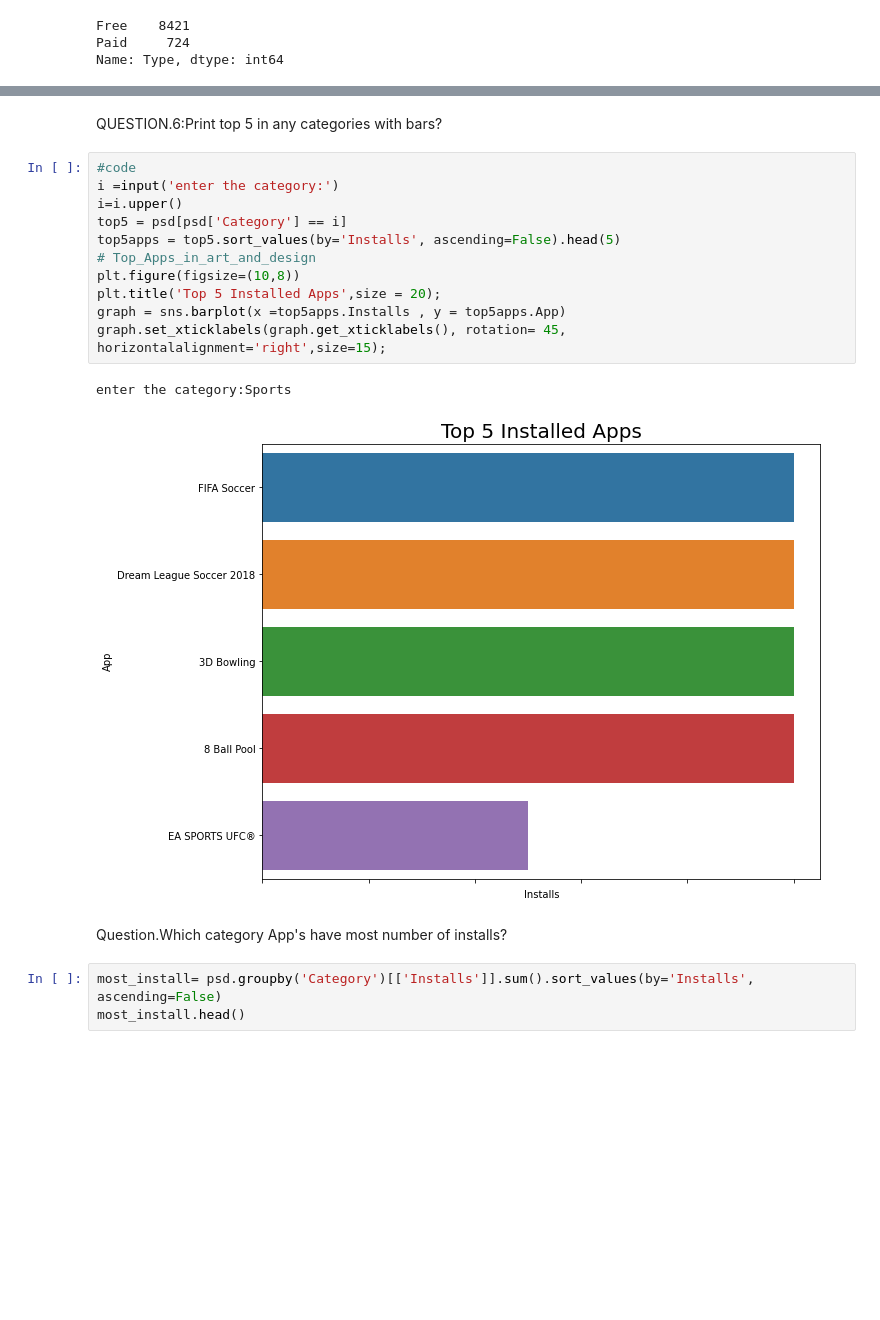
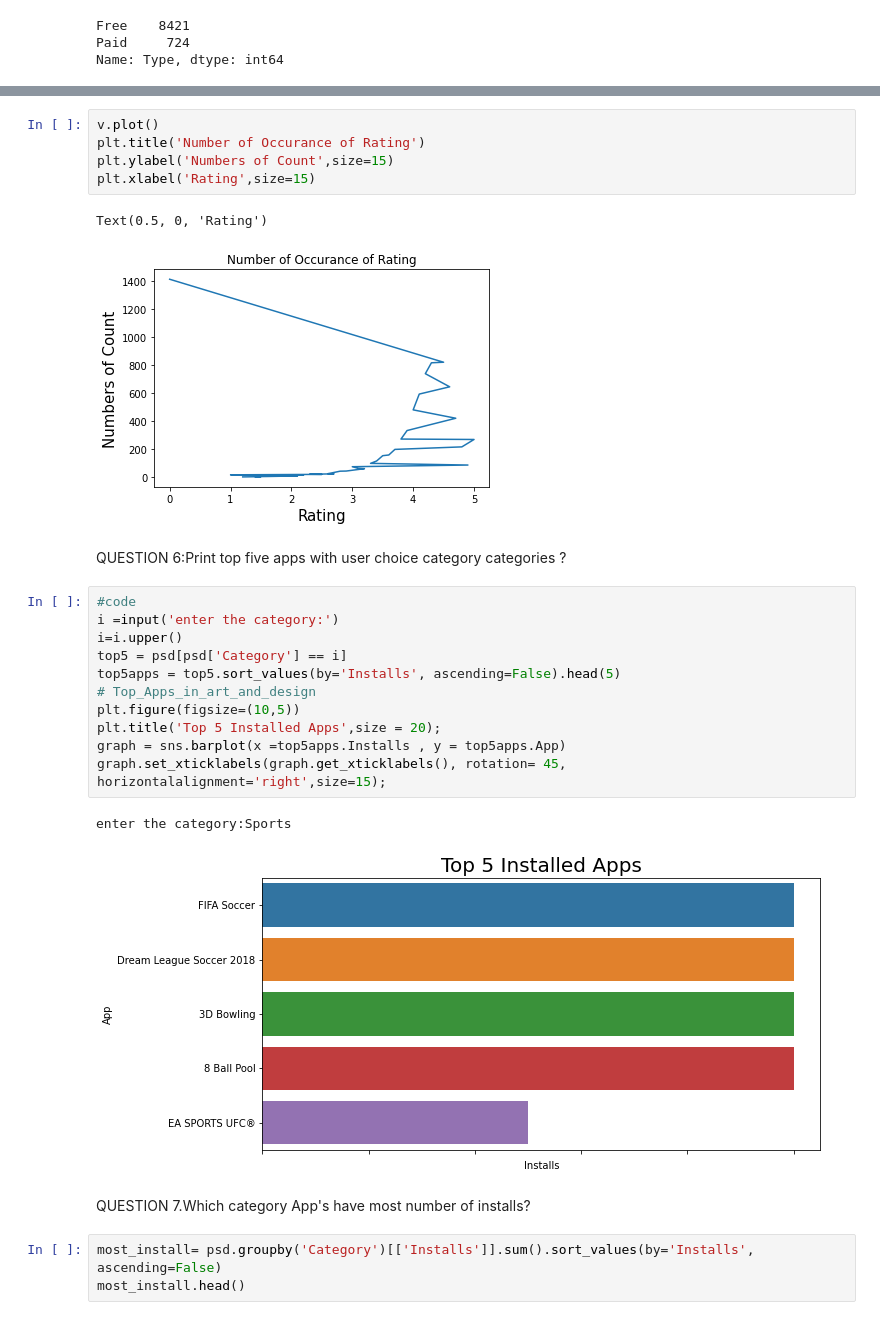
Before and after one commit to Swastik02aug/almabetter-EDA-project, a Jupyter notebook: Play_Store_App_Review_Analysis_Capstone_Project.ipynb, the cells around one changed output, grey strips where cells are left out. Cells and saved outputs as stored; diff of their text form; blank space fills up the shorter version.

```diff
--- a/Play_Store_App_Review_Analysis_Capstone_Project.ipynb
+++ b/Play_Store_App_Review_Analysis_Capstone_Project.ipynb
@@ -418,21 +379,29 @@ plt.show()
+# %%
+v.plot()
+plt.title('Number of Occurance of Rating')
+plt.ylabel('Numbers of Count',size=15)
+plt.xlabel('Rating',size=15)
+# %% [output]
+Text(0.5, 0, 'Rating')
+[figure, added]
 # %% [markdown]
-QUESTION.6:Print top 5 in any categories with bars?
+QUESTION 6:Print top five apps with user choice category categories ?
 # %%
 #code
 i =input('enter the category:')
 i=i.upper()
 top5 = psd[psd['Category'] == i]
 top5apps = top5.sort_values(by='Installs', ascending=False).head(5)
 # Top_Apps_in_art_and_design
-plt.figure(figsize=(10,8))
+plt.figure(figsize=(10,5))
 plt.title('Top 5 Installed Apps',size = 20);
 graph = sns.barplot(x =top5apps.Installs , y = top5apps.App)
 graph.set_xticklabels(graph.get_xticklabels(), rotation= 45, horizontalalignment='right',size=15);
 # %% [output]
 enter the category:Sports
-[figure, old version]
+[figure, new version]
 # %% [markdown]
-Question.Which category App's have most number of installs?
+QUESTION 7.Which category App's have most number of installs?
 # %%
 most_install= psd.groupby('Category')[['Installs']].sum().sort_values(by='Installs', ascending=False)
 most_install.head()
```
Also changed, not shown: parts of 35 cells of this notebook.
